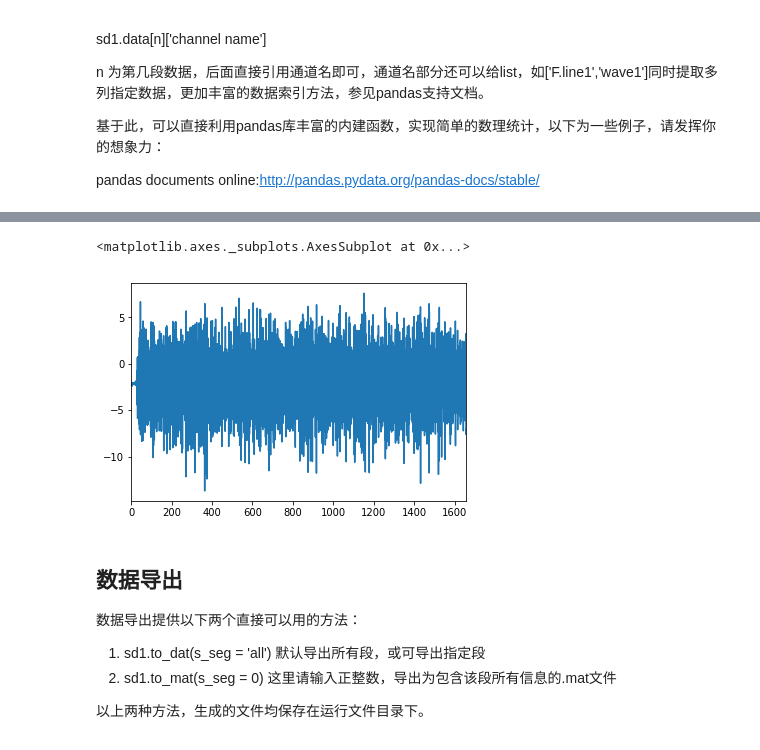
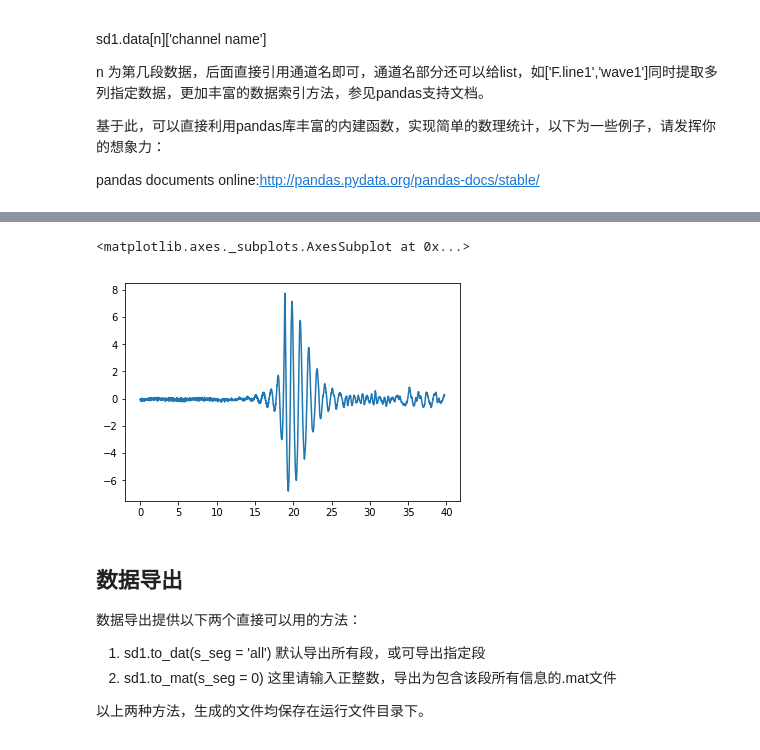
Before and after one commit to XiaoxG/skloe_outfile, a Jupyter notebook: readme.ipynb, the cells around one changed output, grey strips where cells are left out. Drawn from its saved outputs; the diff is of its cells as text; code cells hidden in the pictures.

```diff
--- a/readme.ipynb
+++ b/readme.ipynb
@@ -98,4 +102,4 @@ scipy version 0.19.1
 # %%
 # 读入.out文件
-sd1 = Skloe_OutFile('09221033.out')
+sd1 = Skloe_OutFile('test.out')
 # %% [output]
@@ -230,9 +198,9 @@ sd1.data[1].describe()
 # %%
 # 数据显示
-sd1.data[1]['wave1'].plot()
+sd1.data[1]['wave.front'].plot()
 # %% [output]
 <matplotlib.axes._subplots.AxesSubplot at 0x...>
-[figure, old version]
+[figure, new version]
 # %% [markdown]
 ## 数据导出
 
```
Also changed, not shown: parts of 15 cells of this notebook, 3 other files.
